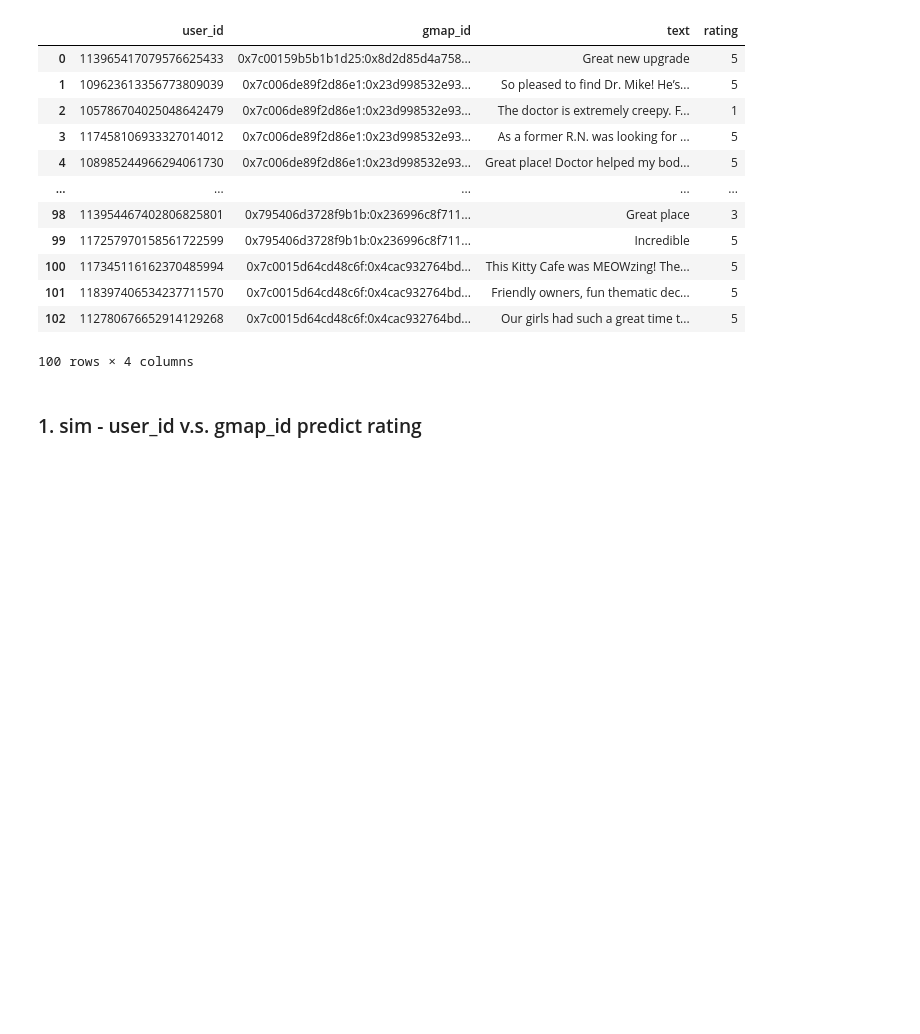
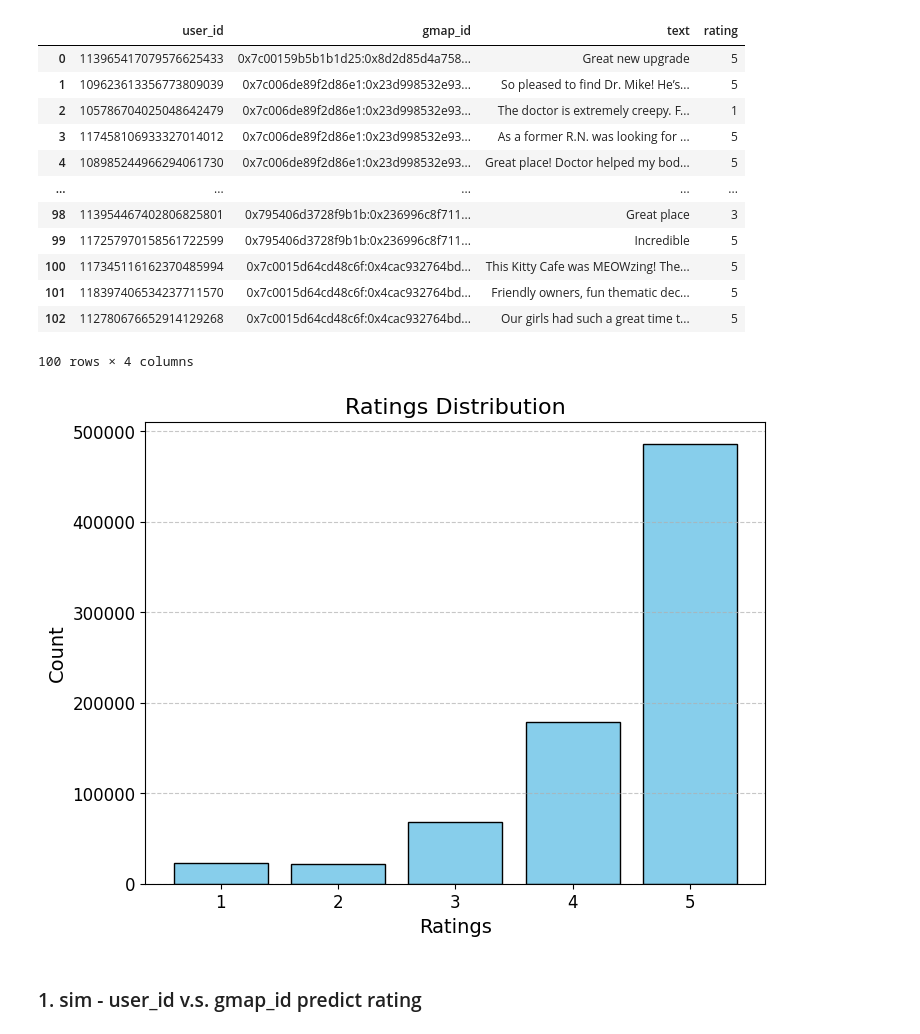
Before and after one commit to SamuelKao/HawaiiGoogleReview, a Jupyter notebook: assignment2.ipynb, the cells around one changed output. Saved outputs shown, nothing was run; the diff lists cells and outputs as text; code cells hidden in the pictures; blank space fills up the shorter version.

Commit message:
generate graph

```diff
--- a/assignment2.ipynb
+++ b/assignment2.ipynb
@@ -87,6 +88,20 @@ trainData, testData = train_test_split(review_Hawaii_feature, test_size=0.2, ran
 # Optionally, you can reset indices of both DataFrames if needed
 trainData.reset_index(drop=True, inplace=True)
 testData.reset_index(drop=True, inplace=True)
+# %%
+rating_counts = review_Hawaii_feature['rating'].value_counts().sort_index()
+# %%
+plt.figure(figsize=(8, 6))
+plt.bar(rating_counts.index, rating_counts.values, color='skyblue', edgecolor='black')
+plt.title('Ratings Distribution', fontsize=16)
+plt.xlabel('Ratings', fontsize=14)
+plt.ylabel('Count', fontsize=14)
+plt.xticks(rating_counts.index, fontsize=12)
+plt.yticks(fontsize=12)
+plt.grid(axis='y', linestyle='--', alpha=0.7)
+plt.show()
+# %% [output]
+[figure, added]
 # %% [markdown]
 ### 1. sim - user_id v.s. gmap_id predict rating
 # %%
```
Also changed, not shown: parts of 23 cells of this notebook.
